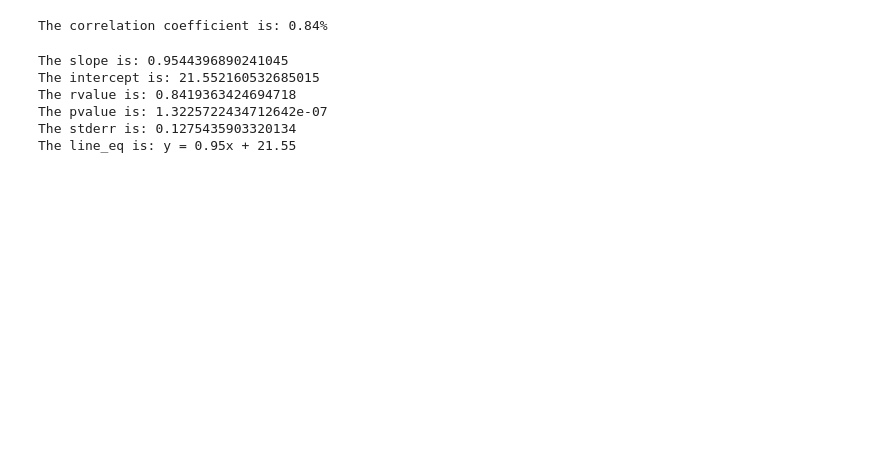
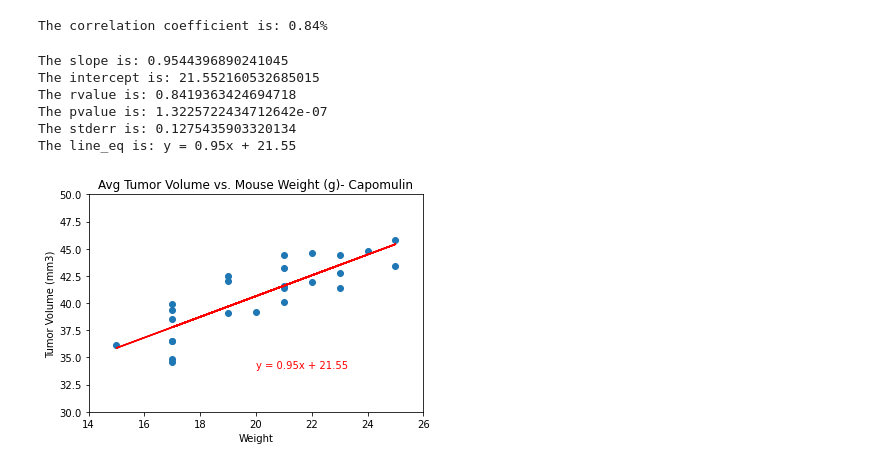
Before and after one commit to caseyjuergens/matplotlib-challenge, a Jupyter notebook: pymaceuticals_starter.ipynb, the cells around one changed output. Saved outputs shown, nothing was run; the diff lists cells and outputs as text; code cells hidden in the pictures; blank space fills up the shorter version.

```diff
--- a/pymaceuticals_starter.ipynb
+++ b/pymaceuticals_starter.ipynb
@@ -371,3 +355,16 @@ The rvalue is: 0.8419363424694718
 The pvalue is: 1.3225722434712642e-07
 The stderr is: 0.1275435903320134
 The line_eq is: y = 0.95x + 21.55
+# %%
+#plot previous scatter plot with linear regression model on top
+plt.scatter(avg_capo['Weight (g)'], avg_capo["Tumor Volume (mm3)"])
+plt.plot(x_data, regress_values, "r-")
+plt.annotate(line_eq,(20,34), color='red')
+plt.title('Avg Tumor Volume vs. Mouse Weight (g)- Capomulin')
+plt.xlabel('Weight')
+plt.ylabel('Tumor Volume (mm3)')
+plt.ylim([30, 50])
+plt.xlim([14, 26])
+plt.show()
+# %% [output]
+[figure, added]
```
Also changed, not shown: parts of 1 cell of this notebook.
